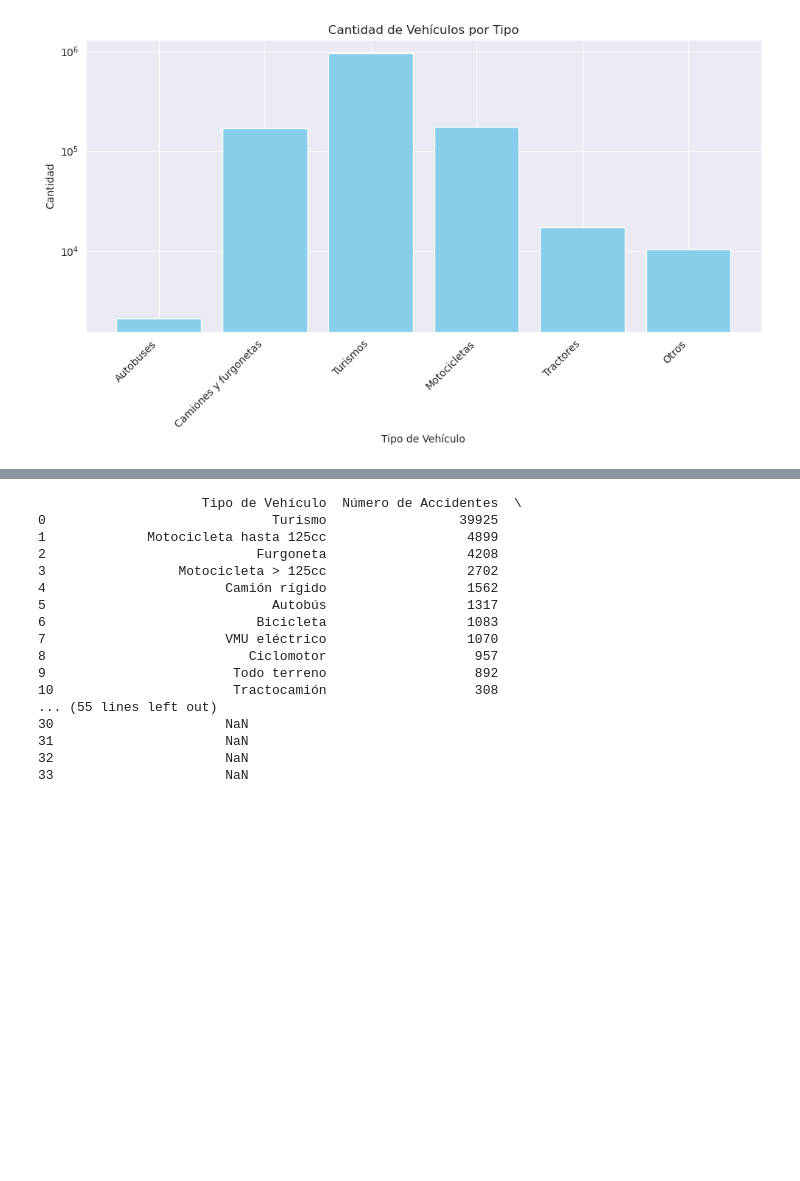
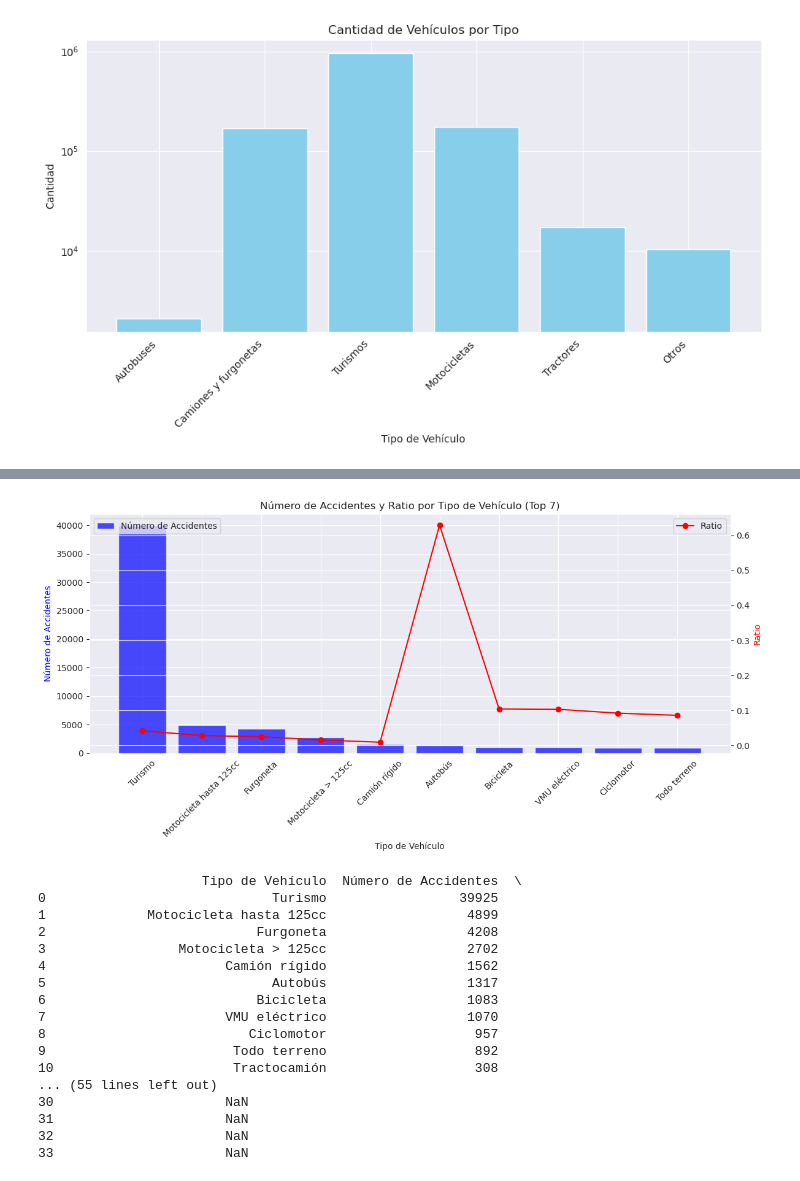
Before and after one commit to lucaramirezo/Traffic-Network-Transparency, a Jupyter notebook: Duo_Descriptive_Data_Analysis.ipynb, the cells around one changed output, grey strips where cells are left out. Saved outputs shown, nothing was run; the diff lists cells and outputs as text; code cells hidden in the pictures; blank space fills up the shorter version.

Commit message:
Proporcionado los accidentes por tipo de vehículo

```diff
--- a/Duo_Descriptive_Data_Analysis.ipynb
+++ b/Duo_Descriptive_Data_Analysis.ipynb
@@ -159,3 +234,40 @@ plt.show()
+# %%
+# Sort the DataFrame by 'Número de Accidentes' in descending order and select the top 7
+top_10_accidents = df_accidentes_por_tipo_vehiculo.sort_values(by='Número de Accidentes', ascending=False).head(10)
+
+# Extract data for the top 7 categories
+ratio_data = top_10_accidents['Ratio']
+vehicle_type_data = top_10_accidents['Tipo de Vehículo']
+num_accidents_data = top_10_accidents['Número de Accidentes']
+
+# Create a figure and axis
+fig, ax1 = plt.subplots(figsize=(12, 6))
+
+# Plot the data for 'Número de Accidentes'
+ax1.bar(vehicle_type_data, num_accidents_data, label='Número de Accidentes', color='blue', alpha=0.7)
+
+# Set labels and legend for the first y-axis
+ax1.set_xlabel('Tipo de Vehículo')
+ax1.set_ylabel('Número de Accidentes', color='blue')
+ax1.set_title('Número de Accidentes y Ratio por Tipo de Vehículo (Top 7)')
+ax1.legend(loc='upper left')
+
+# Rotate x-axis labels for better readability
+plt.xticks(rotation=45)
+
+# Create a secondary y-axis for 'Ratio'
+ax2 = ax1.twinx()
+ax2.plot(vehicle_type_data, ratio_data, marker='o', color='red', label='Ratio', linestyle='-')
+
+# Set labels and legend for the secondary y-axis
+ax2.set_ylabel('Ratio', color='red')
+ax2.legend(loc='upper right')
+
+# Show the plot
+plt.tight_layout()
+plt.show()
+# %% [output]
+[figure, added]
 # %%
 proporciones = {tipo: (cantidad / total_vehicles) for tipo, cantidad in type_vehicles.items()}
 
```
Also changed, not shown: parts of 11 cells of this notebook.
